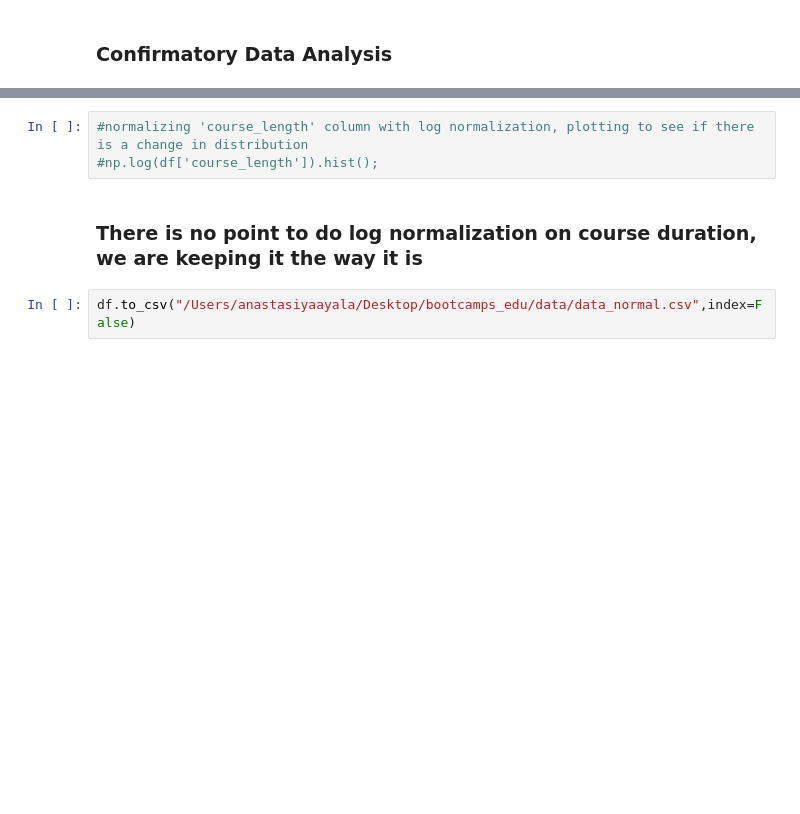
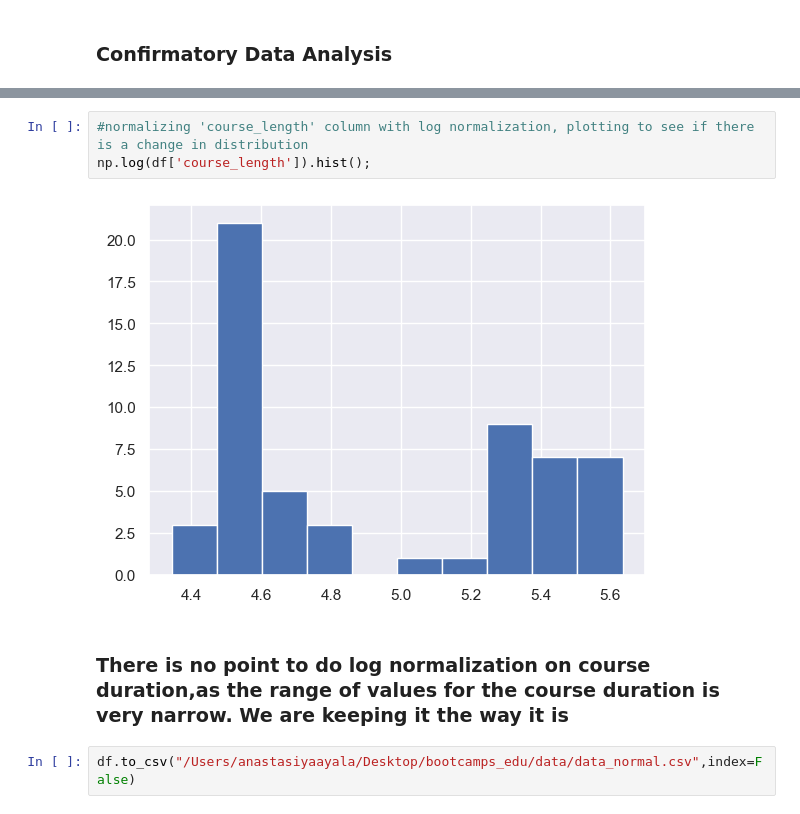
Before and after one commit to selena0391/bootcamps_edu, a Jupyter notebook: code/eda_2.ipynb, the cells around one changed output, grey strips where cells are left out. Drawn from its saved outputs; the diff is of its cells as text; blank space fills up the shorter version.

```diff
--- a/code/eda_2.ipynb
+++ b/code/eda_2.ipynb
@@ -518,7 +457,9 @@ sns.barplot(data=df[["median_annual_salary90days", "median_annual_salary180days"
 # %%
 #normalizing 'course_length' column with log normalization, plotting to see if there is a change in distribution
-#np.log(df['course_length']).hist();
+np.log(df['course_length']).hist();
+# %% [output]
+[figure, added]
 # %% [markdown]
-### There is no point to do log normalization on course duration, we are keeping it the way it is
+### There is no point to do log normalization on course duration,as the range of values for the course duration is very narrow. We are keeping it the way it is
 # %%
 df.to_csv("/Users/anastasiyaayala/Desktop/bootcamps_edu/data/data_normal.csv",index=False)
```
Also changed, not shown: parts of 19 cells of this notebook, 9 other files.
